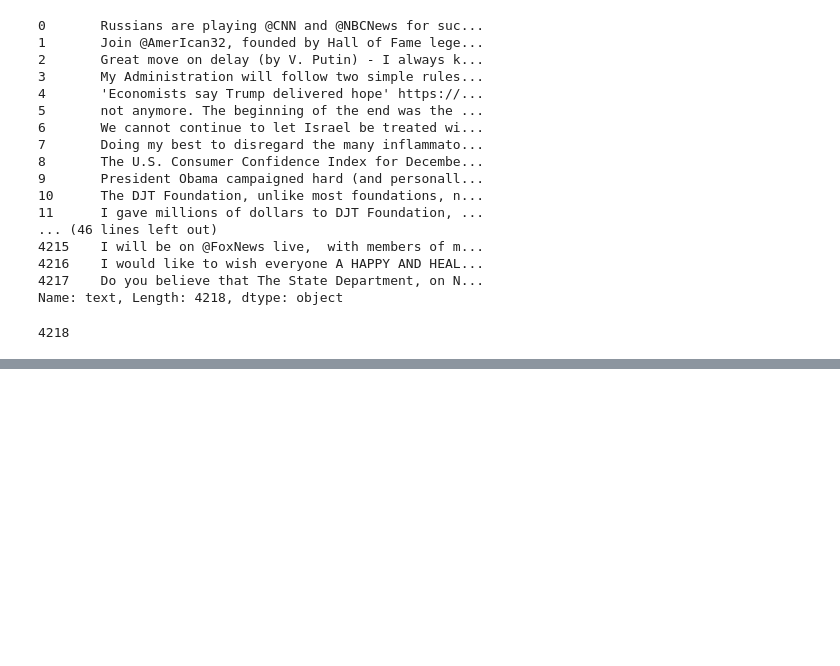
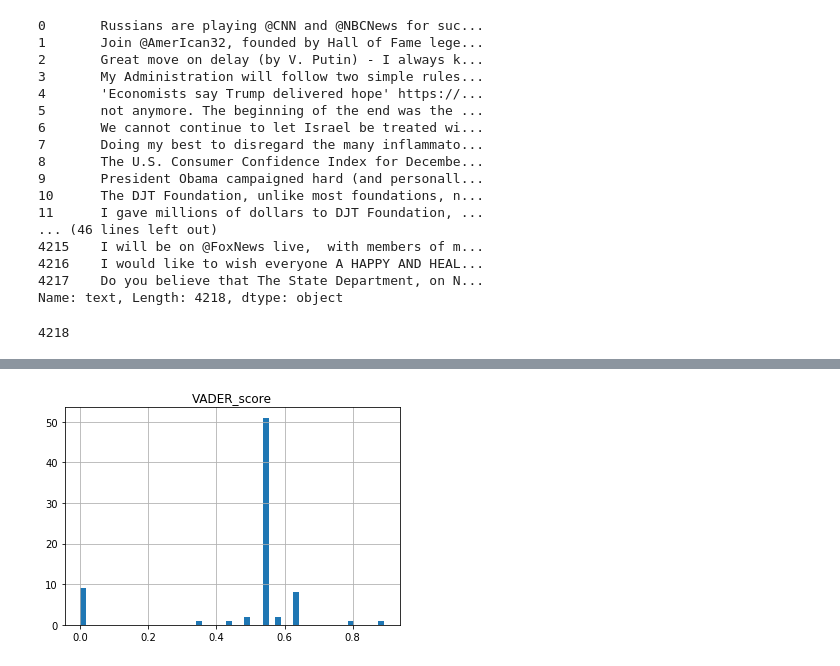
Before and after one commit to federikovi/WI4231-MathematicalDataScience, a Jupyter notebook: Sentiment_Trump-K-Means.ipynb, the cells around one changed output, grey strips where cells are left out. Cells and saved outputs as stored; diff of their text form; code cells hidden in the pictures; blank space fills up the shorter version.

```diff
--- a/Sentiment_Trump-K-Means.ipynb
+++ b/Sentiment_Trump-K-Means.ipynb
@@ -119,0 +141,9 @@ plt.show()
+# %%
+#cluster 5
+cluster5 = data.loc[data['label_kmeans'] == 5]
+cluster5.count()
+cluster5.hist('VADER_score', bins = 50)
+#plt.savefig('VADER_train.png',bbox_inches="tight")
+plt.show()
+# %% [output]
+[figure, added]
```
Also changed, not shown: parts of 16 cells of this notebook.
